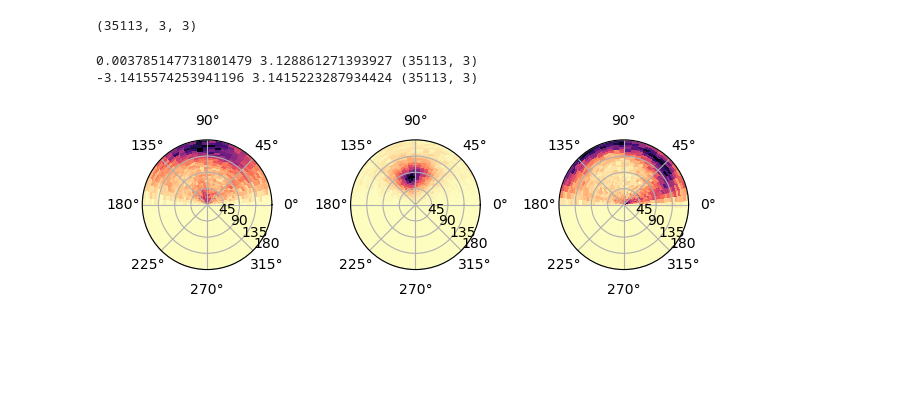
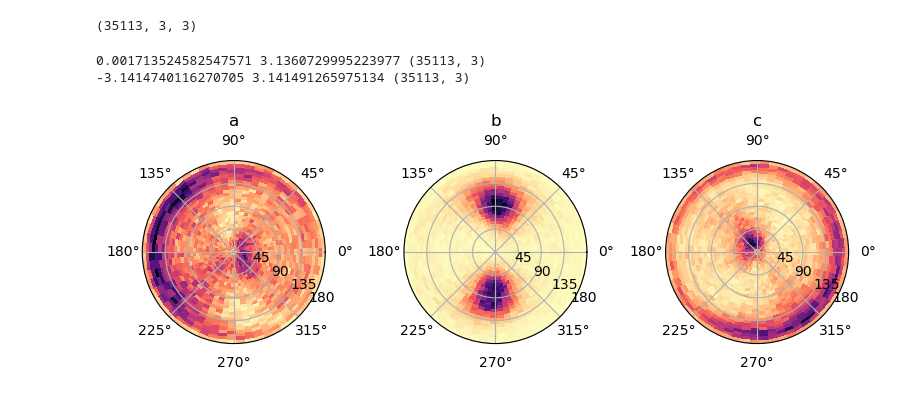
Before and after one commit to tjlane/mmcpd-p19638, a Jupyter notebook: chain_differences/plot_orientations.ipynb, the cells around one changed output. Saved outputs shown, nothing was run; the diff lists cells and outputs as text; code cells hidden in the pictures; blank space fills up the shorter version.

```diff
--- a/chain_differences/plot_orientations.ipynb
+++ b/chain_differences/plot_orientations.ipynb
@@ -18,33 +18,44 @@ print(A_matrices.shape)
 # %% [output]
 (35113, 3, 3)
 # %%
-theta, phi = vec_to_polar(A_matrices)
+A_matrices_transposed = np.transpose(A_matrices, axes=(0,2,1))
+theta, phi = vec_to_polar(A_matrices_transposed)
+
+#theta, phi = vec_to_polar(A_matrices)
 
 print(theta.min(), theta.max(), theta.shape)
 print(phi.min(), phi.max(), phi.shape)
 # %% [output]
-0.003785147731801479 3.128861271393927 (35113, 3)
--3.1415574253941196 3.1415223287934424 (35113, 3)
+0.001713524582547571 3.1360729995223977 (35113, 3)
+-3.1414740116270705 3.141491265975134 (35113, 3)
 # %%
 rbins = np.linspace(0, 180, 30)
 abins = np.linspace(-np.pi, np.pi, 60)
 
-fig, ax = plt.subplots(subplot_kw={'projection': 'polar'}, ncols=3)
+fig, ax = plt.subplots(
+    figsize=(8,3),
+    subplot_kw={'projection': 'polar'},
+    ncols=3,
+)
+
+titles = ["a", "b", "c"]
 
 for i in range(3):
 
-    hist, _, _ = np.histogram2d(theta[:,i], np.degrees(phi[:,i]), bins=(abins, rbins))
+    ax[i].set_title(titles[i])
+
+    hist, _, _ = np.histogram2d(phi[:,i], np.degrees(theta[:,i]), bins=(abins, rbins))
     A, R = np.meshgrid(abins, rbins)
 
     pc = ax[i].pcolormesh(A, R, hist.T, cmap="magma_r")
 
     ax[i].set_rmax(180)
     ax[i].set_rticks([45, 90, 135, 180])
-    ax[i].set_rlabel_position(-45.0)
+    ax[i].set_rlabel_position(-35.0)
     ax[i].grid(True)
 
 
 plt.tight_layout()
 plt.show()
 # %% [output]
-[figure, old version]
+[figure, new version]
```
Also changed, not shown: 1 other file.
